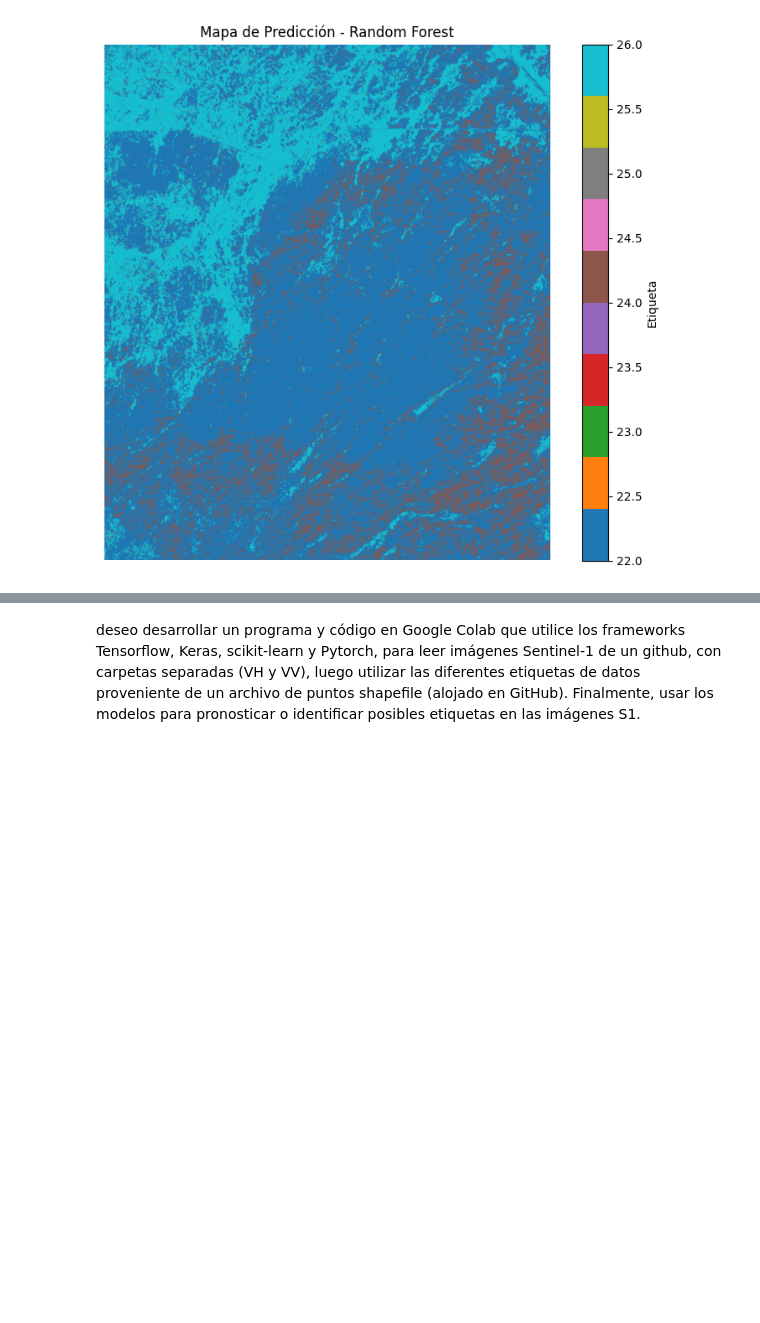
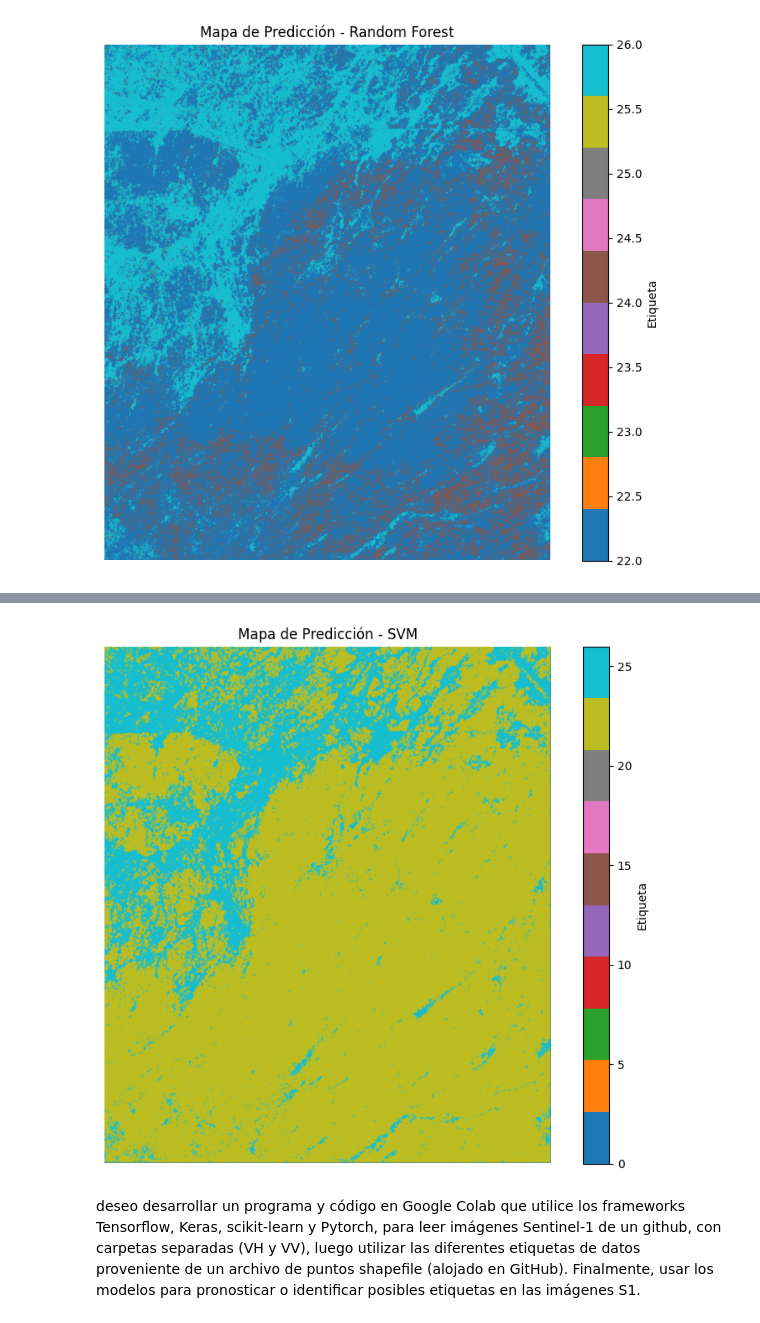
Before and after one commit to CarlosMendez1997Sei/WETSAT_v2, a Jupyter notebook: 2_Modelling_WETSAT_Google_Colab/Wetsat_Geoprocessing.ipynb, the cells around one changed output, grey strips where cells are left out. Cells and saved outputs as stored; diff of their text form; code cells hidden in the pictures; blank space fills up the shorter version.

```diff
--- a/2_Modelling_WETSAT_Google_Colab/Wetsat_Geoprocessing.ipynb
+++ b/2_Modelling_WETSAT_Google_Colab/Wetsat_Geoprocessing.ipynb
@@ -310,2 +344,30 @@ plt.show()
+# %%
+# Selecciona una imagen Sentinel-1 (VH y VV combinadas)
+img = master_data[0]  # (alto, ancho, 2)
+alto, ancho = img.shape[:2]
+
+# Reorganiza los datos para predecir por píxel
+img_flat = img.reshape(-1, 2)
+
+# Eliminar NaNs si existen
+mask_valid = ~np.isnan(img_flat).any(axis=1)
+img_flat_clean = img_flat[mask_valid]
+
+# Predice etiquetas para píxeles válidos
+predicted_labels_svm = svm.predict(img_flat_clean)
+
+# Crear raster vacío y rellenar solo píxeles válidos
+predicted_raster_svm = np.zeros(img_flat.shape[0], dtype=predicted_labels_svm.dtype)
+predicted_raster_svm[mask_valid] = predicted_labels_svm
+predicted_raster_svm = predicted_raster_svm.reshape(alto, ancho)
+# %%
+plt.figure(figsize=(10, 8))
+plt.imshow(predicted_raster_svm, cmap='tab10')
+plt.title("Mapa de Predicción - SVM")
+plt.axis('off')
+plt.colorbar(label='Etiqueta')
+plt.show()
+# %% [output]
+[figure, added]
 # %% [markdown]
 deseo desarrollar un programa y código en Google Colab que utilice los frameworks Tensorflow, Keras, scikit-learn y Pytorch, para leer imágenes Sentinel-1 de un github, con carpetas separadas (VH y VV), luego utilizar las diferentes etiquetas de datos proveniente de un archivo de puntos shapefile (alojado en GitHub). Finalmente, usar los modelos para pronosticar o identificar posibles etiquetas en las imágenes S1.
```
Also changed, not shown: parts of 4 cells of this notebook.
